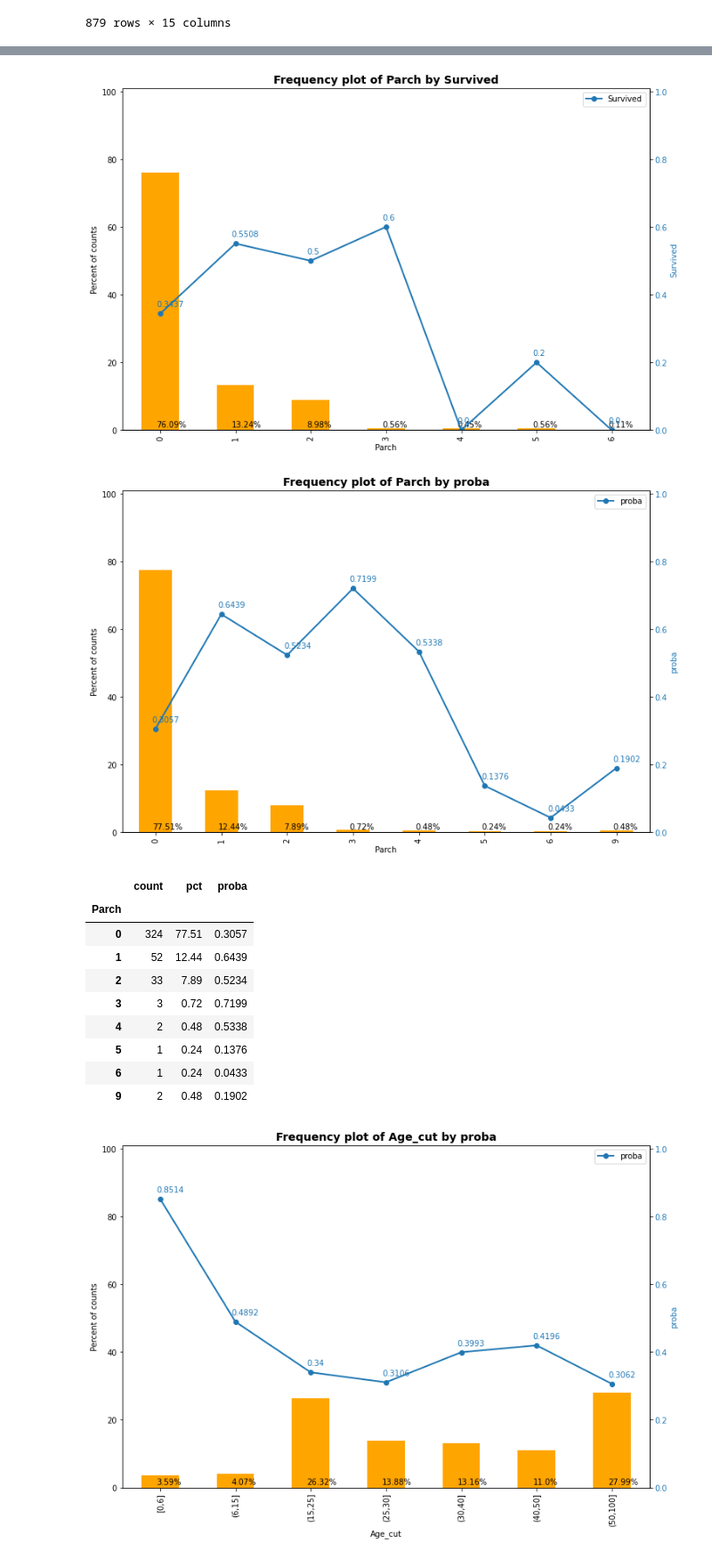
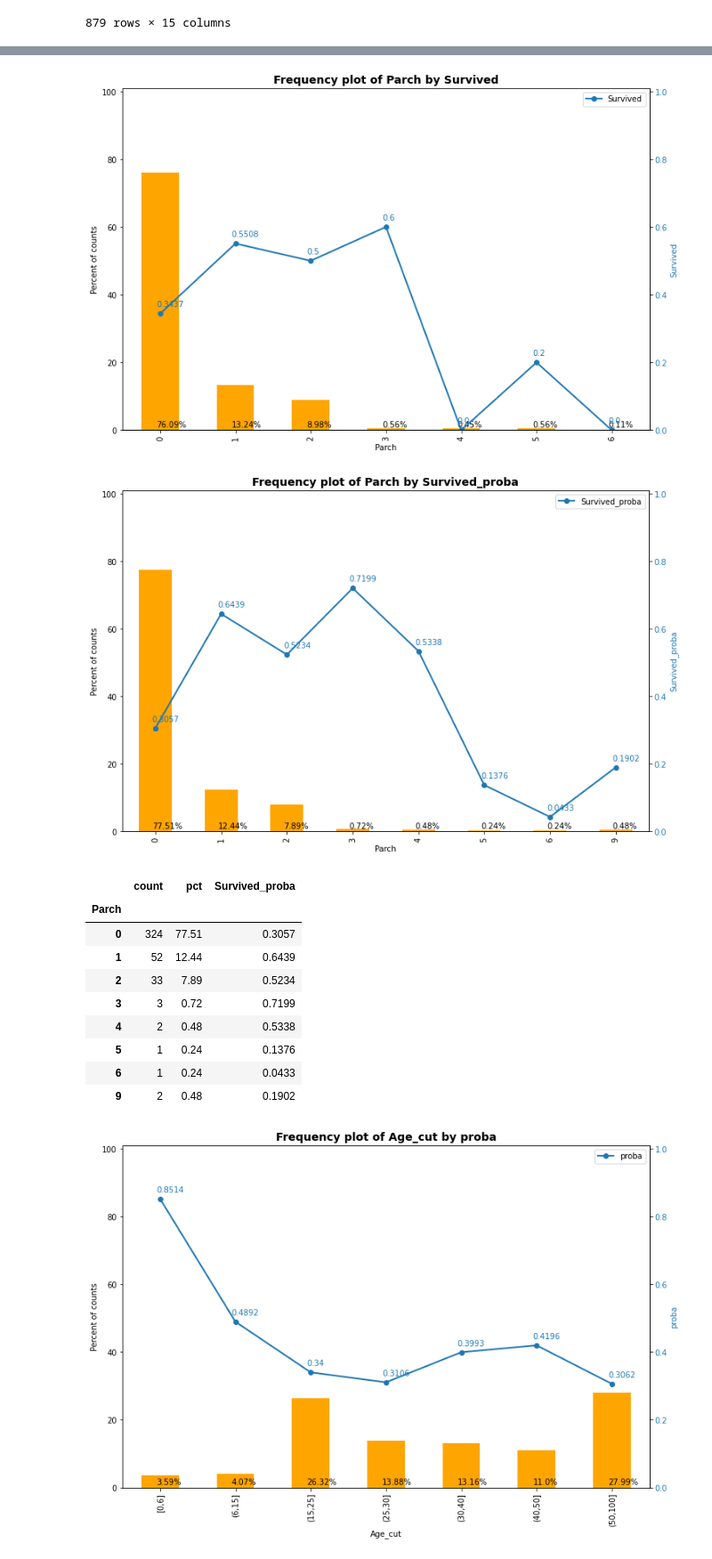
Before and after one commit to jorivero83/titanic_model, a Jupyter notebook: eda.ipynb, the cells around one changed output, grey strips where cells are left out. Shown at 89% size. Drawn from its saved outputs; the diff is of its cells as text; code cells hidden in the pictures.

```diff
--- a/eda.ipynb
+++ b/eda.ipynb
@@ -302,8 +328,9 @@ gbm_model = pickle.load(open(model_path, 'rb'))
 gbm_pred = gbm_model.predict(df_test)
 gbm_proba = gbm_model.predict_proba(df_test)
 # %%
-df_test['pred'] = gbm_pred
-df_test['proba'] = [v[1] for v in list(gbm_proba)]
+df_test['Survived'] = gbm_pred
+df_test['Survived_proba'] = [v[1] for v in list(gbm_proba)]
+df_test[['PassengerId','Survived']].to_csv('data/submission1.csv', index=False, sep=',', decimal='.')
 # %%
 df_test.head()
 # %% [output]
@@ -315,11 +342,11 @@ df_test.head()
 | 4 | 896 | 3 | Hirvonen, Mrs. Alexander (Helga E... | female | 22.0 | 1 | 1 | 3101298 | 12.2875 | NaN | ... |
 # %%
 plot_xvars(df=df_train, xvar='Parch', yvar='Survived')
-plot_xvars(df=df_test, xvar='Parch', yvar='proba')
+plot_xvars(df=df_test, xvar='Parch', yvar='Survived_proba')
 # %% [output]
 [figure]
-[figure, old version]
+[figure, new version]
-|  | count | pct | proba |
+|  | count | pct | Survived_proba |
 | Parch |  |  |  |
 | 0 | 324 | 77.51 | 0.3057 |
 | 1 | 52 | 12.44 | 0.6439 |
```
Also changed, not shown: parts of 6 cells of this notebook, 4 other files.
